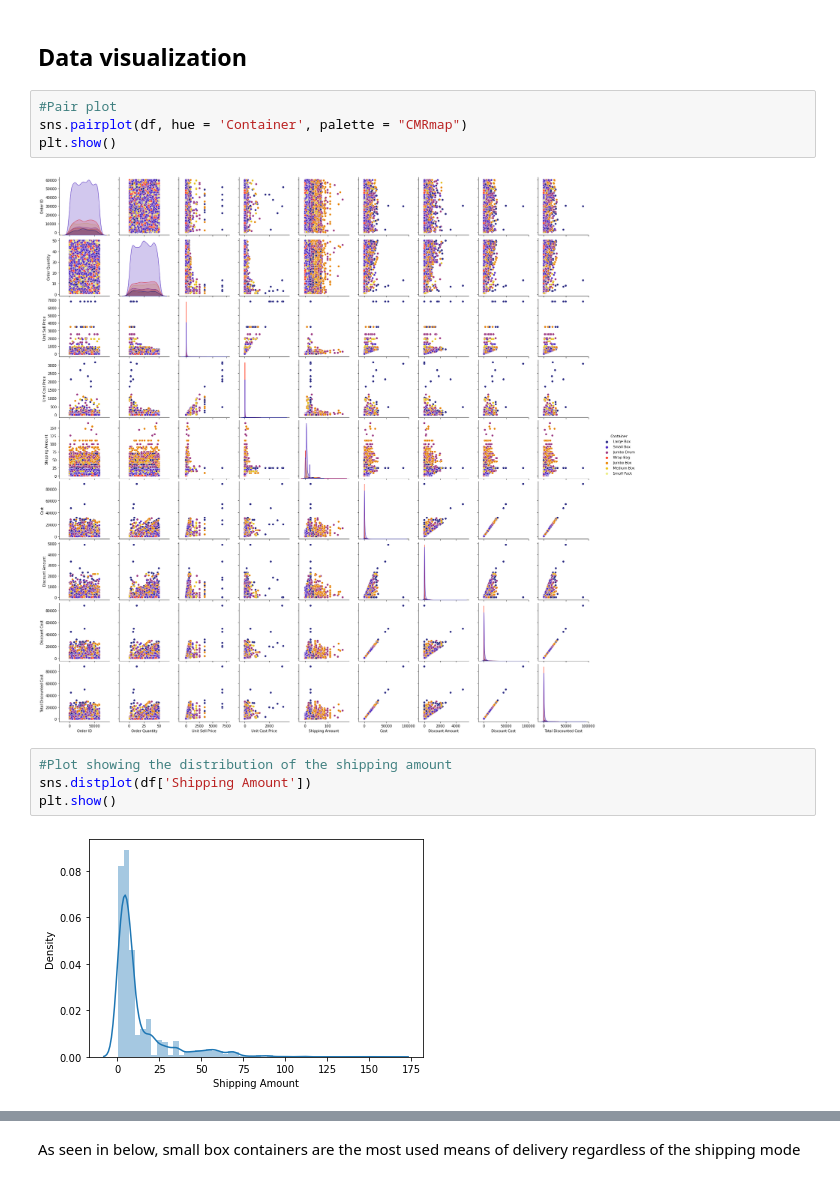
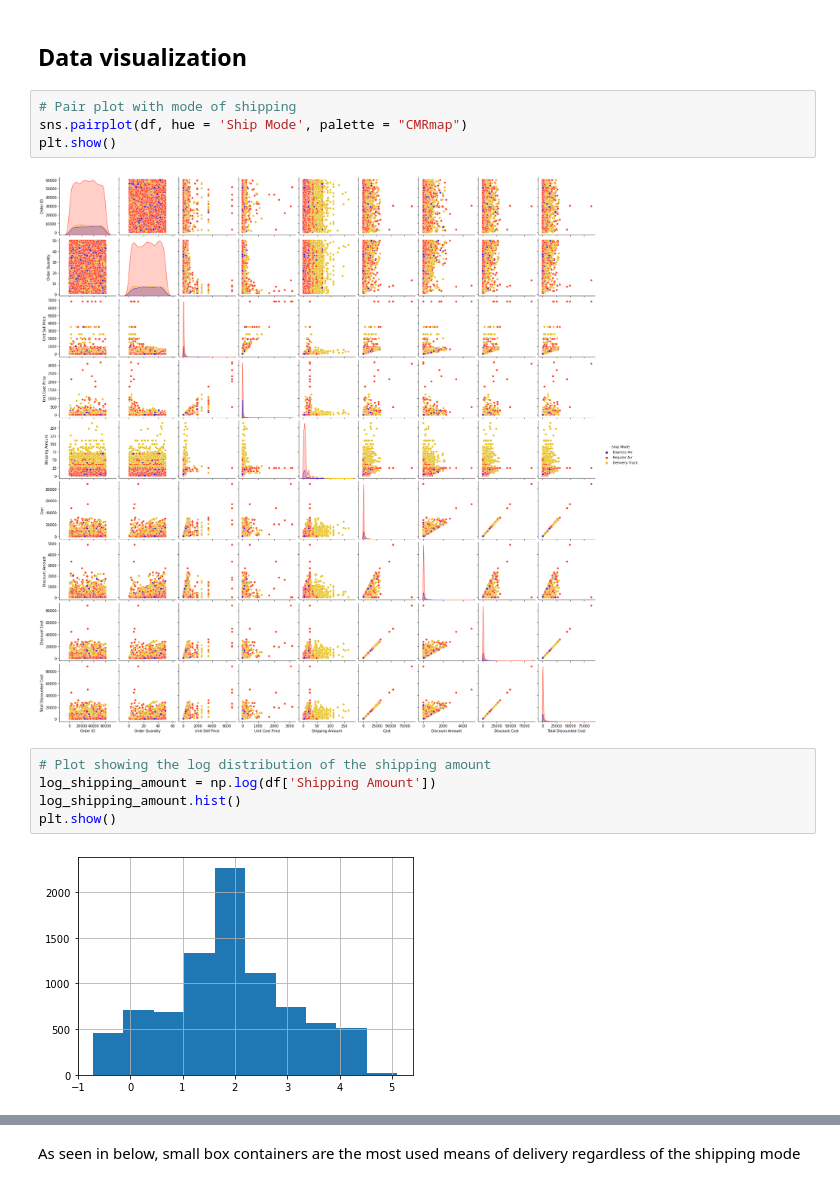
Before and after one commit to Phoenix-D11/shipping_prj, a Jupyter notebook: Sales.ipynb, the cells around one changed output, grey strips where cells are left out. Drawn from its saved outputs; the diff is of its cells as text.

```diff
--- a/Sales.ipynb
+++ b/Sales.ipynb
@@ -131,14 +81,15 @@ Name: Container, dtype: int64
 # %% [markdown]
 ## Data visualization
 # %%
-#Pair plot
-sns.pairplot(df, hue = 'Container', palette = "CMRmap")
+# Pair plot with mode of shipping
+sns.pairplot(df, hue = 'Ship Mode', palette = "CMRmap")
 plt.show()
 # %% [output]
-[figure, old version]
+[figure, new version]
 # %%
-#Plot showing the distribution of the shipping amount
-sns.distplot(df['Shipping Amount'])
+# Plot showing the log distribution of the shipping amount
+log_shipping_amount = np.log(df['Shipping Amount'])
+log_shipping_amount.hist()
 plt.show()
 # %% [output]
-[figure, old version]
+[figure, new version]
```
Also changed, not shown: parts of 78 cells of this notebook, 2 other files.
